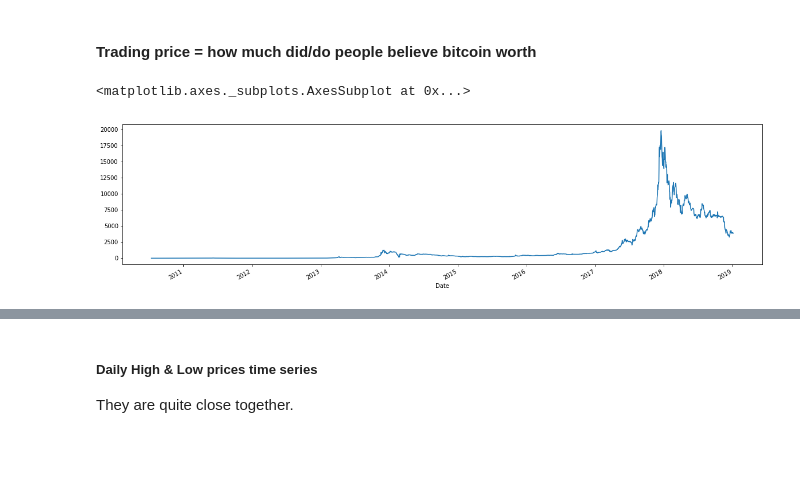
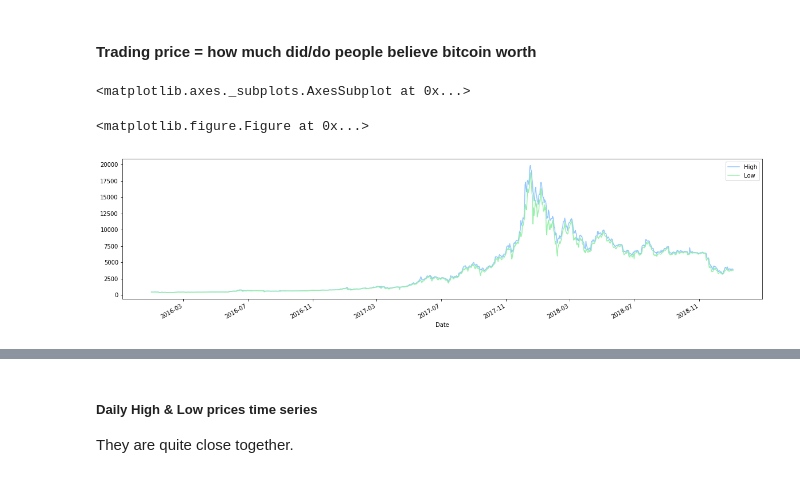
Before and after one commit to magicmathmandarin/IMO, a Jupyter notebook: Bitcoin Trade Time Series.ipynb, the cells around one changed output, grey strips where cells are left out. Cells and saved outputs as stored; diff of their text form; code cells hidden in the pictures; blank space fills up the shorter version.

```diff
--- a/Bitcoin Trade Time Series.ipynb
+++ b/Bitcoin Trade Time Series.ipynb
@@ -86,9 +87,9 @@ Suddenly people traded like crazy about it in 2017.
 They did more than half of a billion trades in one single date somewhere around year end 2017.
 # %% [markdown]
 #### Trading price = how much did/do people believe bitcoin worth
-# %%
-fig = plt.figure(figsize = (20,5))
-blah.High.plot()
-# %% [output]
-<matplotlib.axes._subplots.AxesSubplot at 0x...>
-[figure, removed]
+# %%
+blah.loc['2011-12-31':,blah.columns.isin(['High','Low'])].plot(figsize = (20,5))
+# %% [output]
+<matplotlib.axes._subplots.AxesSubplot at 0x...>
+<matplotlib.figure.Figure at 0x...>
+[figure, added]
```
Also changed, not shown: parts of 36 cells of this notebook.
